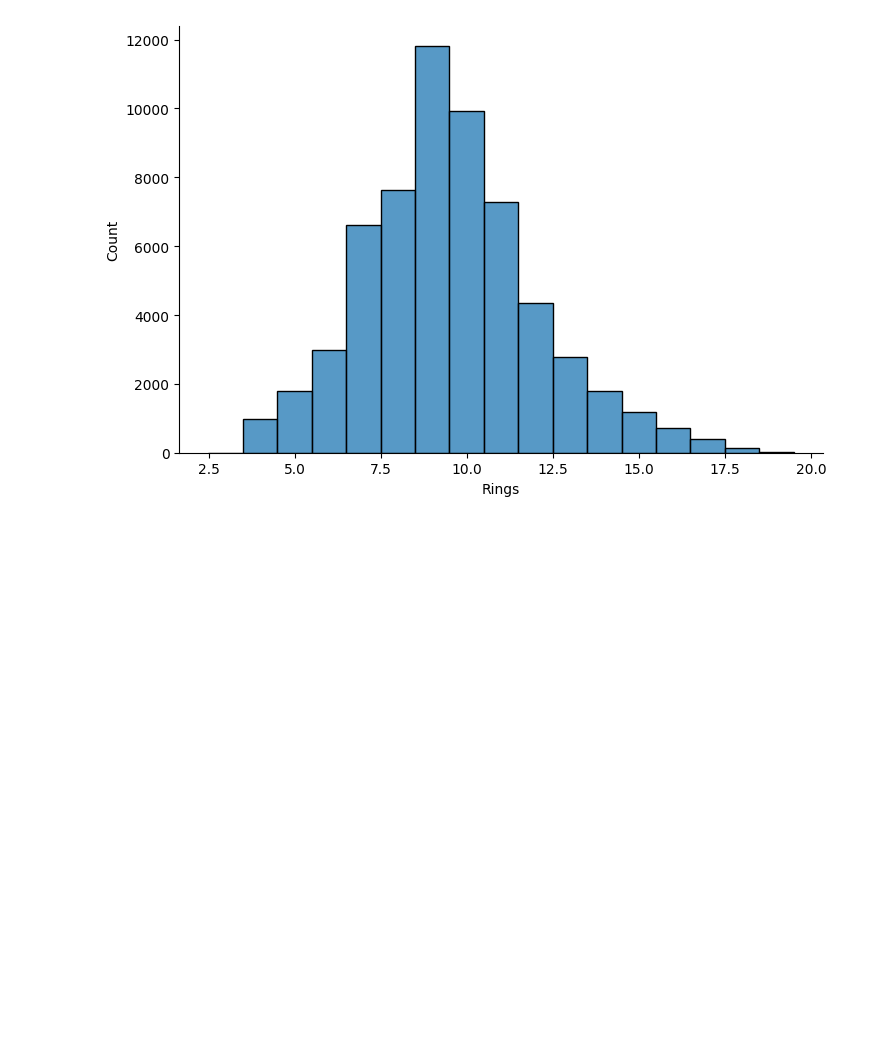
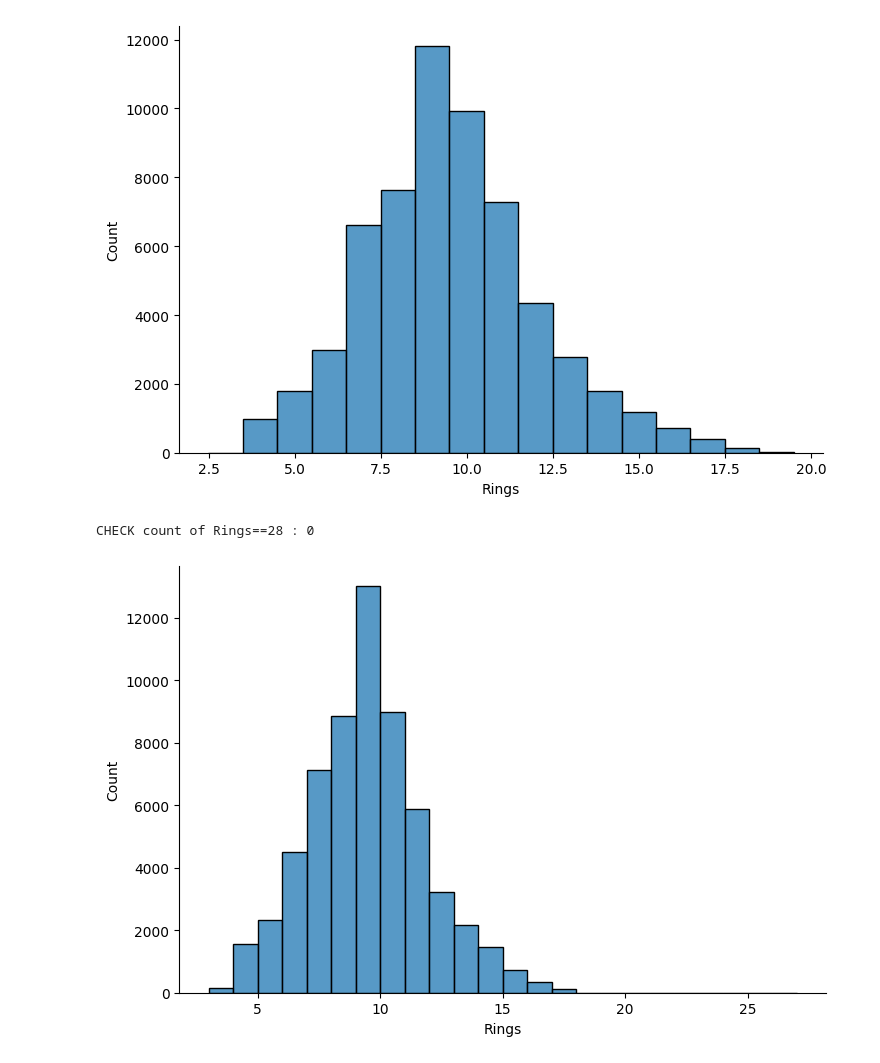
Before and after one commit to stephanie-yz/Kaggle_PG4.04_Abalone, a Jupyter notebook: 03_Modelling.ipynb, the cells around one changed output. Drawn from its saved outputs; the diff is of its cells as text; code cells hidden in the pictures; blank space fills up the shorter version.

Commit message:
KNN fit and predict

```diff
--- a/03_Modelling.ipynb
+++ b/03_Modelling.ipynb
@@ -241,3 +267,9 @@ xgb_ft_imp.sort_values(by='Feature Importance', ascending=False)
+# %%
+## instantiate knn algorithm, using best tuned param
+knn = KNeighborsRegressor(n_neighbors=40, weights='distance')
+
+## fit model to training data
+knn.fit(x_train_onehot_top10.values, y_train); None
 # %% [markdown]
 ## Test Predictions
 # %%
@@ -296,3 +328,19 @@ g=sns.displot(data=submission, x='Rings', binwidth=1, aspect=1.5)
 # %% [output]
 CHECK count of Rings==28 : 0
 [figure]
+# %%
+## knn prediction
+y_testpred_knn = knn.predict(x_test_onehot_top10.values)
+y_testpred_knn = np.expm1(y_testpred_knn)
+submission['Rings'] = y_testpred_knn
+submission.to_csv('Submissions/test_pred_knn_v1.csv', index=False)
+
+## CHECKS
+## check Rings!=28
+print('CHECK count of Rings==28 :',sum(submission.Rings==28))
+
+## test prediction histogram of Rings
+g=sns.displot(data=submission, x='Rings', binwidth=1, aspect=1.5)
+# %% [output]
+CHECK count of Rings==28 : 0
+[figure, added]
```
Also changed, not shown: parts of 4 cells of this notebook, 1 other file.
